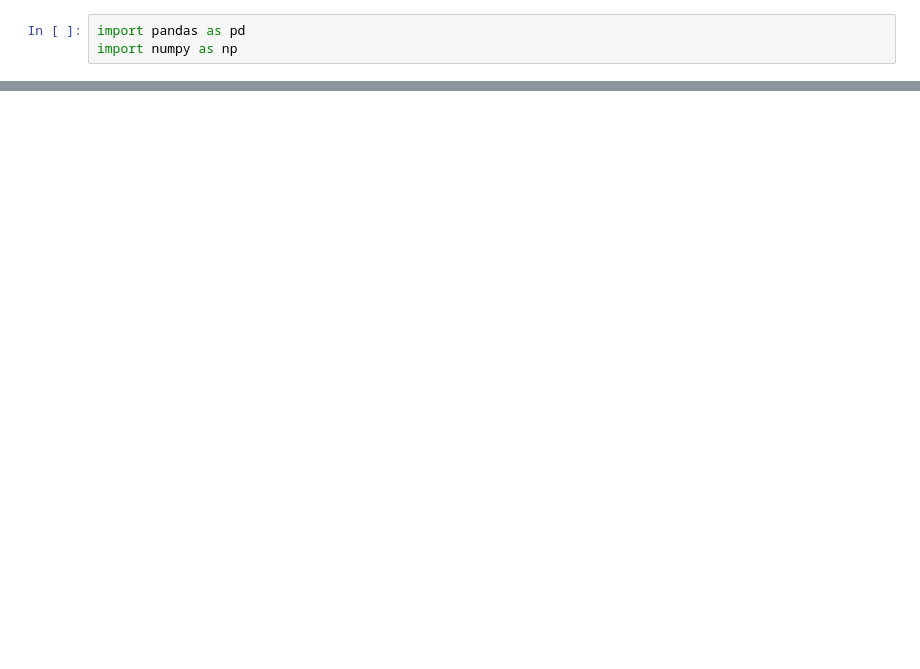
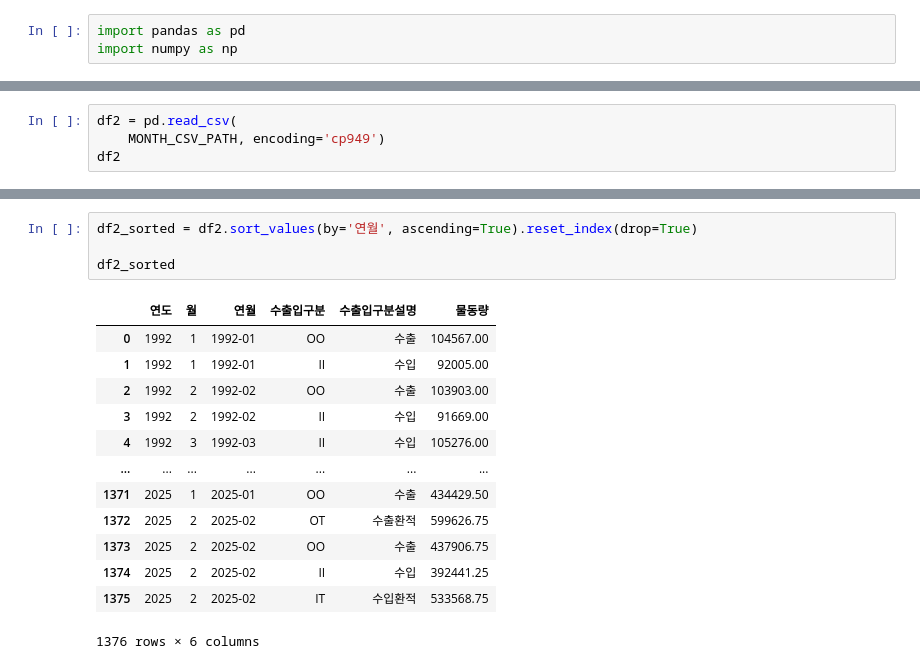
Before and after one commit to hjy4209/BUSAN_SKP, a Jupyter notebook: PP1/project.ipynb, the cells around one changed output, grey strips where cells are left out. Cells and saved outputs as stored; diff of their text form; blank space fills up the shorter version.

```diff
--- a/PP1/project.ipynb
+++ b/PP1/project.ipynb
@@ -11,0 +120,4 @@ FileNotFoundError: [Errno 2] No such file or directory: './YEAR.csv'
+# %%
+df2 = pd.read_csv(
+    MONTH_CSV_PATH, encoding='cp949')
+df2
@@ -11,0 +190,18 @@ FileNotFoundError: [Errno 2] No such file or directory: './YEAR.csv'
+# %%
+df2_sorted = df2.sort_values(by='연월', ascending=True).reset_index(drop=True)
+
+df2_sorted
+# %% [output]
+|  | 연도 | 월 | 연월 | 수출입구분 | 수출입구분설명 | 물동량 |
+| 0 | 1992 | 1 | 1992-01 | OO | 수출 | 104567.00 |
+| 1 | 1992 | 1 | 1992-01 | II | 수입 | 92005.00 |
+| 2 | 1992 | 2 | 1992-02 | OO | 수출 | 103903.00 |
+| 3 | 1992 | 2 | 1992-02 | II | 수입 | 91669.00 |
+| 4 | 1992 | 3 | 1992-03 | II | 수입 | 105276.00 |
+| ... | ... | ... | ... | ... | ... | ... |
+| 1371 | 2025 | 1 | 2025-01 | OO | 수출 | 434429.50 |
+| 1372 | 2025 | 2 | 2025-02 | OT | 수출환적 | 599626.75 |
+| 1373 | 2025 | 2 | 2025-02 | OO | 수출 | 437906.75 |
+| 1374 | 2025 | 2 | 2025-02 | II | 수입 | 392441.25 |
+| 1375 | 2025 | 2 | 2025-02 | IT | 수입환적 | 533568.75 |
+1376 rows × 6 columns
```
Also changed, not shown: parts of 31 cells of this notebook.
